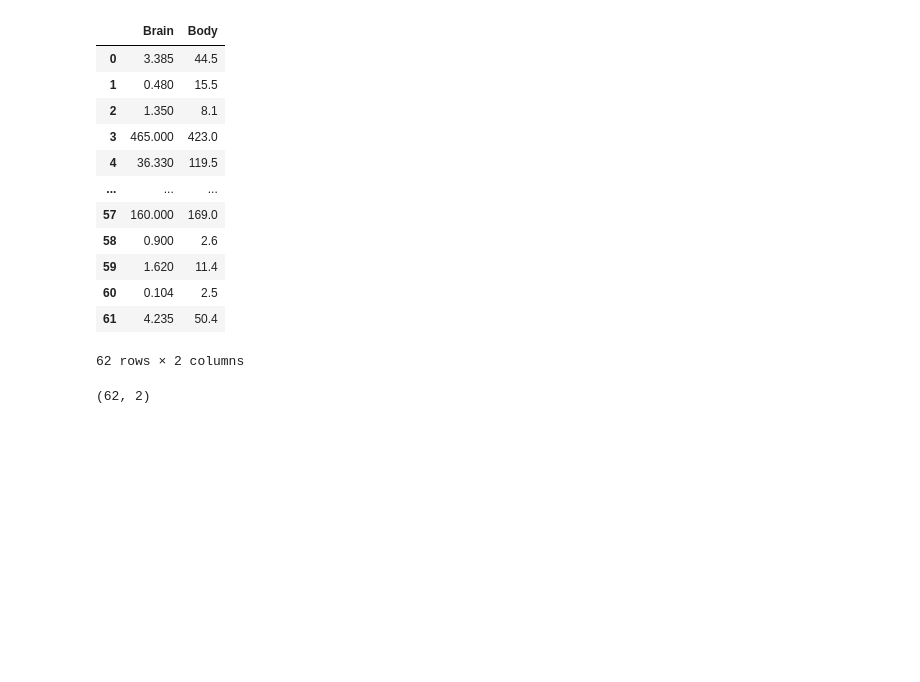
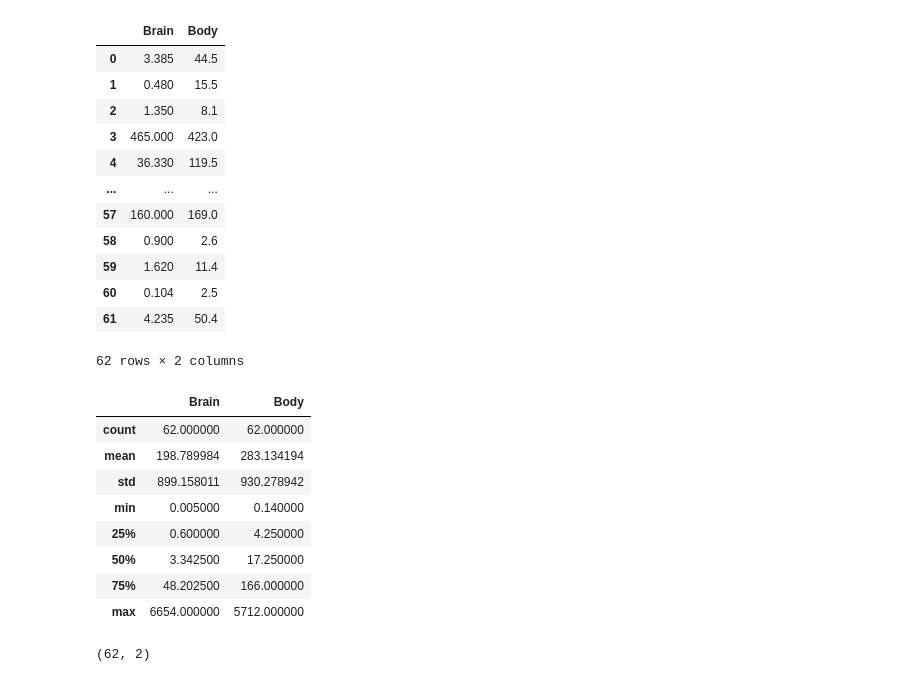
Before and after one commit to NikhithaVarma/Guvi-Task6, a Jupyter notebook: Assignment_6(Brain_vs_Body_Weight).ipynb, the cells around one changed output. Drawn from its saved outputs; the diff is of its cells as text; code cells hidden in the pictures; blank space fills up the shorter version.

```diff
--- a/Assignment_6(Brain_vs_Body_Weight).ipynb
+++ b/Assignment_6(Brain_vs_Body_Weight).ipynb
@@ -26,6 +26,18 @@ df
 | 60 | 0.104 | 2.5 |
 | 61 | 4.235 | 50.4 |
 62 rows × 2 columns
+# %%
+df.describe()
+# %% [output]
+|  | Brain | Body |
+| count | 62.000000 | 62.000000 |
+| mean | 198.789984 | 283.134194 |
+| std | 899.158011 | 930.278942 |
+| min | 0.005000 | 0.140000 |
+| 25% | 0.600000 | 4.250000 |
+| 50% | 3.342500 | 17.250000 |
+| 75% | 48.202500 | 166.000000 |
+| max | 6654.000000 | 5712.000000 |
 # %%
 df=df.drop_duplicates()
 df.shape
```
Also changed, not shown: parts of 11 cells of this notebook.
